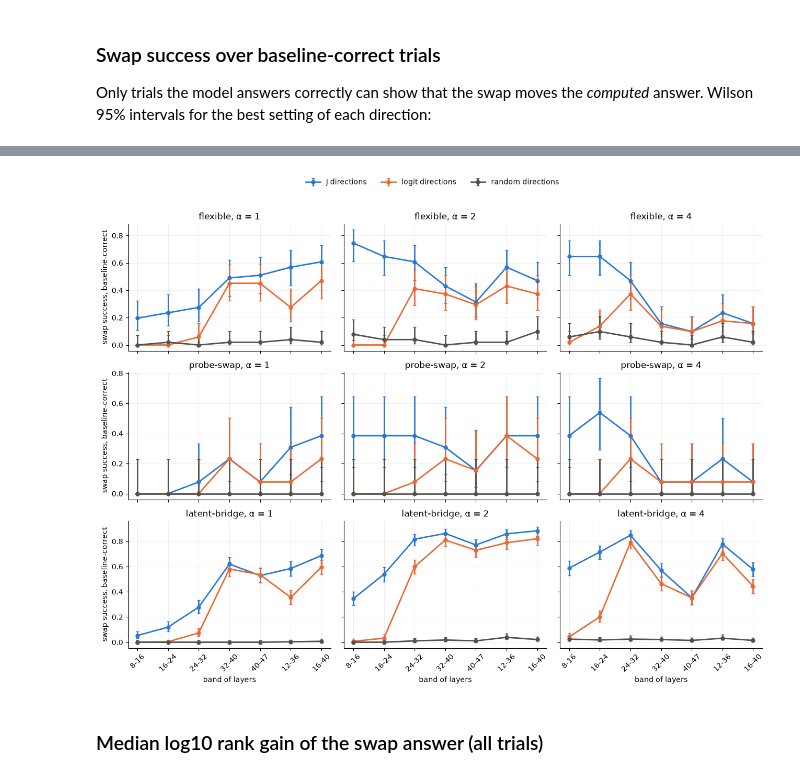
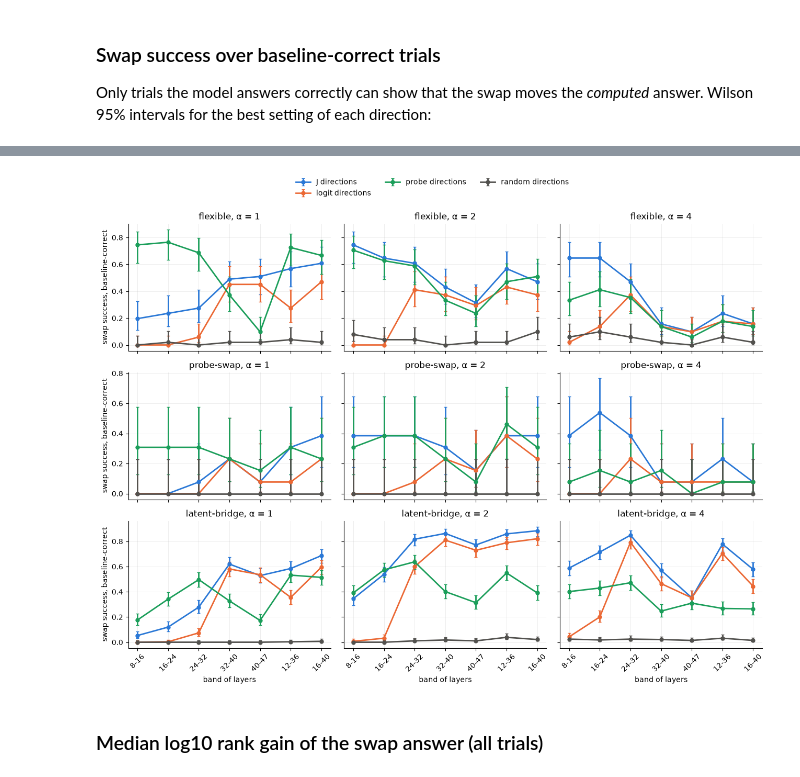
Before and after one commit to ai360-project-school-j-lens/jacobian-lens-gpt2, a Jupyter notebook: notebooks/jacobian_lens/concept_swap.ipynb, the cells around one changed output, grey strips where cells are left out. Saved outputs shown, nothing was run; the diff lists cells and outputs as text; code cells hidden in the pictures.

```diff
--- a/notebooks/jacobian_lens/concept_swap.ipynb
+++ b/notebooks/jacobian_lens/concept_swap.ipynb
@@ -95,9 +102,10 @@ LENS_PATH = RUN_DIR / "snapshot_lens_134.pt"
 OUT_DIR = RUN_DIR / "swap"
 CACHES = {"swap_trials.csv": ["probe-swap", "flexible"], "swap_trials_latent-bridge.csv": ["latent-bridge"]}
 SETS = ["flexible", "probe-swap", "latent-bridge"]
+PROBE_PATH = OUT_DIR / "probe_vectors.pt"
 BANDS = ["8-16", "16-24", "24-32", "32-40", "40-47", "12-36", "16-40"]  # half-open block-output ranges
 ALPHAS = [1.0, 2.0, 4.0]
-MODES = ["J", "logit", "random"]
+MODES = ["J", "logit", "probe", "random"]
 BATCH_SIZE = 64  # trials per forward pass
 OUT_DIR.mkdir(parents=True, exist_ok=True)
 torch.manual_seed(0)
@@ -185,12 +284,7 @@ Each file in `CACHES` is skipped when it exists (~1.5 min on a V100 for the 282
 # %%
-missing = {name: sets for name, sets in CACHES.items() if not (OUT_DIR / name).exists()}
 if missing:
-    model = GPT2LensModel.from_pretrained(MODEL_ID, device=DEVICE)
-    tok = model.tokenizer
-    lens = jlens.JacobianLens.load(str(LENS_PATH))
-    jacobians = {layer: J.to(DEVICE) for layer, J in lens.jacobians.items()}
-    W_U = model._lm_head.weight.float()
-    gamma = model._final_norm.weight.float()
+    concept_index = {concept: i for i, concept in enumerate(CONCEPTS)}
+    probe_on_device = probe_vectors.to(DEVICE)
 
     def concept_token(word):
         ids = tok.encode(" " + word, add_special_tokens=False)
@@ -199,20 +293,28 @@ if missing:
     trials["source_id"], trials["source_single"] = zip(*trials.source.map(concept_token), strict=True)
     trials["target_id"], trials["target_single"] = zip(*trials.target.map(concept_token), strict=True)
 
+    trials["source_idx"], trials["target_idx"] = trials.source.map(concept_index), trials.target.map(concept_index)
+
     class Bases:
         """Per-row V = [v_s v_t] (stored transposed, [batch, 2, d]) and pseudoinverses, cached by (layer, kind)."""
 
-        def __init__(self, source_ids, target_ids):
-            g = gamma * W_U[torch.stack([source_ids, target_ids], 1)]  # [batch, 2, d]
+        def __init__(self, chunk):
+            g = gamma * W_U[torch.tensor(chunk[["source_id", "target_id"]].values, device=DEVICE)]  # [batch, 2, d]
             self.unembed = g - g.mean(-1, keepdim=True)
+            self.concepts = torch.tensor(chunk[["source_idx", "target_idx"]].values, device=DEVICE)
             self.cache = {}
 
         def __call__(self, layer, mode):
-            key = (layer, "logit" if mode == "logit" else "J")  # random mode uses the J basis for the update norm
-            if key not in self.cache:
-                Vt = self.unembed if key[1] == "logit" else self.unembed @ jacobians[layer]
-                self.cache[key] = (Vt, torch.linalg.pinv(Vt.transpose(1, 2)))
-            return self.cache[key]
+            kind = "J" if mode == "random" else mode  # random mode uses the J basis for the update norm
+            if (layer, kind) not in self.cache:
+                if kind == "probe":
+                    Vt = probe_on_device[layer][self.concepts]
+                elif kind == "logit":
+                    Vt = self.unembed
+                else:
+                    Vt = self.unembed @ jacobians[layer]
+                self.cache[layer, kind] = (Vt, torch.linalg.pinv(Vt.transpose(1, 2)))
+            return self.cache[layer, kind]
 
     class Swap:
         """Clamp each row's (source, target) lens coordinates at every hooked layer to swapped clean values."""
@@ -280,8 +382,7 @@ if missing:
             with ActivationRecorder(model.layers, at=range(model.n_layers - 1)) as recorder:
                 base = next_token_logits(ids, last)
             clean = {layer: activation.detach() for layer, activation in recorder.activations.items()}
-            bases = Bases(torch.tensor(chunk.source_id.values, device=DEVICE),
-                          torch.tensor(chunk.target_id.values, device=DEVICE))
+            bases = Bases(chunk)
             base_top1 = base.argmax(-1)
             base_rows = [{**trial.drop(["prompt"]).to_dict(), "base_top1": tok.decode([top]),
                           "base_correct": correct, "base_rank_swap": rank}
@@ -303,7 +404,7 @@ if missing:
                                          "top1": tok.decode([top]), "success": success,
                                          "rank_swap": rank_swap, "rank_answer": rank_answer})
         pd.DataFrame(rows).to_csv(OUT_DIR / name, index=False)
-    del model, jacobians
+model = jacobians = None  # free GPU memory
 results = pd.concat([pd.read_csv(OUT_DIR / name) for name in CACHES], ignore_index=True)
 results = results.merge(trials[["set", "name"]], on=["set", "name"])  # caches may hold filtered-out trials
 print(len(results), "rows")
@@ -404,28 +508,28 @@ best.round(3)
 # %%
-COLORS = {"J": "#2a78d6", "logit": "#eb6834", "random": "#52514e"}
+COLORS = {"J": "#2a78d6", "logit": "#eb6834", "probe": "#1b9e5a", "random": "#52514e"}
 fig, axes = plt.subplots(len(SETS), 3, figsize=(13, 3.3 * len(SETS)), sharex=True, sharey="row")
 for row_axes, name in zip(axes, SETS, strict=True):
     for ax, alpha in zip(row_axes, ALPHAS, strict=True):
         for mode, color in COLORS.items():
             sub = grouped[(grouped.set == name) & (grouped["mode"] == mode) & (grouped.alpha == alpha)]
             sub = sub.set_index("band").loc[BANDS]
             rate = sub["sum"] / sub["size"]
             lo, hi = wilson(sub["sum"], sub["size"])
             ax.errorbar(range(len(BANDS)), rate, yerr=[rate - lo, hi - rate], color=color, marker="o", ms=5,
                         lw=2, capsize=2, label=f"{mode} directions")
         ax.set_title(f"{name}, α = {alpha:g}")
         ax.grid(alpha=0.25, lw=0.6)
         ax.spines[["top", "right"]].set_visible(False)
     row_axes[0].set_ylabel("swap success, baseline-correct")
 for ax in axes[-1]:
     ax.set_xticks(range(len(BANDS)), BANDS, rotation=45)
     ax.set_xlabel("band of layers")
 handles, labels = axes.flat[0].get_legend_handles_labels()
 fig.legend(handles, labels, loc="upper center", ncol=3, frameon=False)
 fig.tight_layout(rect=(0, 0, 1, 0.94))
 plt.show()
 # %% [output]
-[figure, old version]
+[figure, new version]
 # %% [markdown]
 ### Median log10 rank gain of the swap answer (all trials)
 # %%
```
Also changed, not shown: parts of 12 cells of this notebook, 2 other files.
